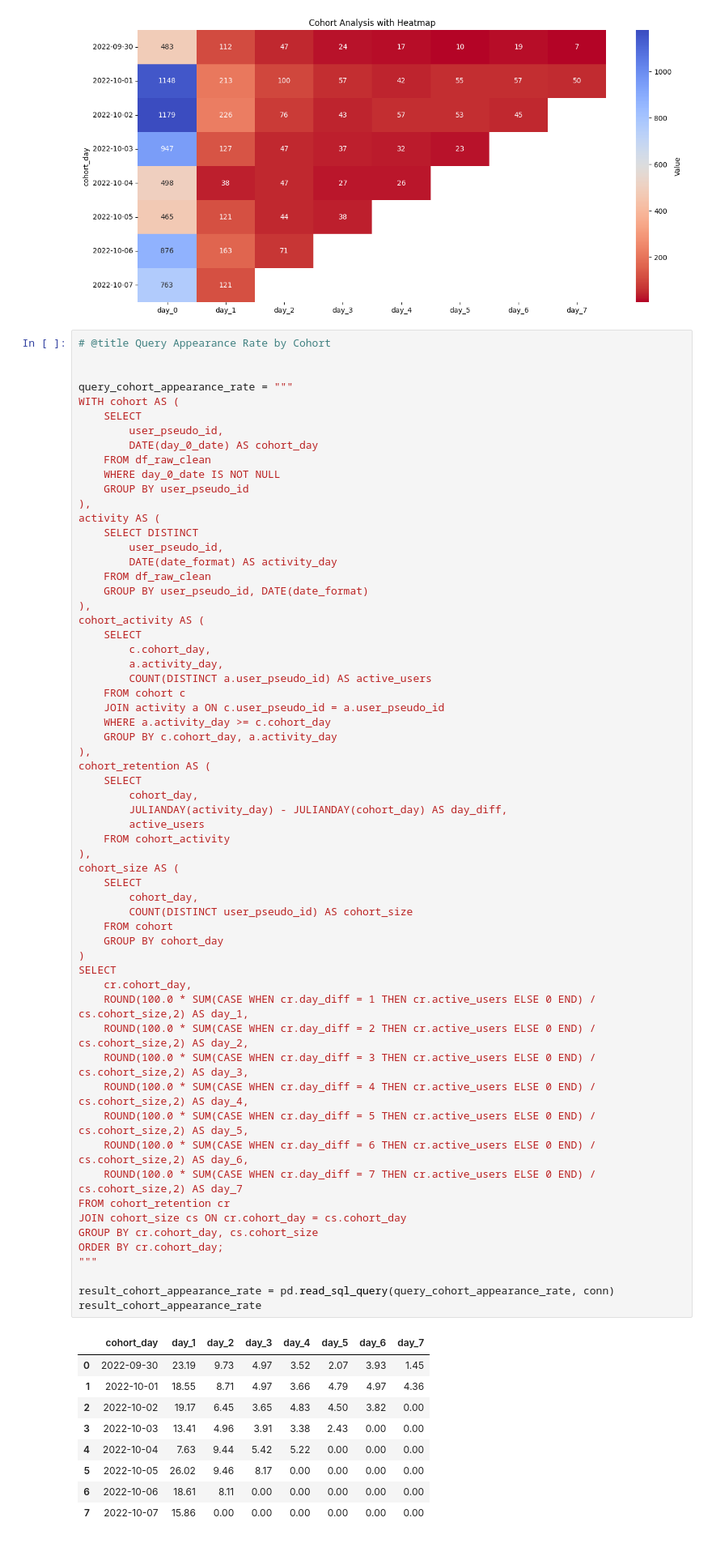
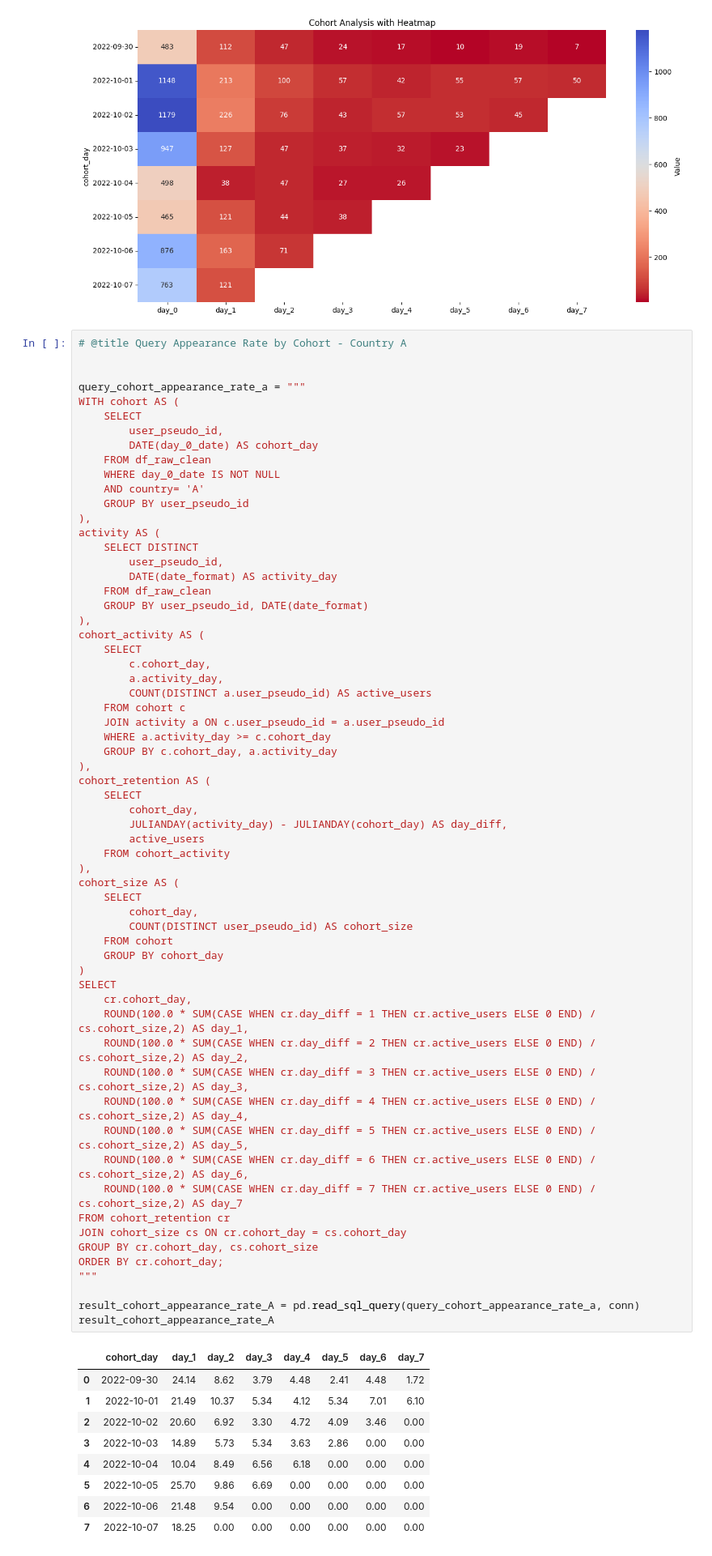
Before and after one commit to ehpower/FrogApp, a Jupyter notebook: Frog_App.ipynb, the cells around one changed output. Shown: that part at 81% size. Drawn from its saved outputs; the diff is of its cells as text.

```diff
--- a/Frog_App.ipynb
+++ b/Frog_App.ipynb
@@ -509,16 +641,17 @@ plt.show()
 # %% [output]
 [figure]
 # %%
-# @title Query Appearance Rate by Cohort
+# @title Query Appearance Rate by Cohort - Country A
 
 
-query_cohort_appearance_rate = """
+query_cohort_appearance_rate_a = """
 WITH cohort AS (
     SELECT
         user_pseudo_id,
         DATE(day_0_date) AS cohort_day
     FROM df_raw_clean
     WHERE day_0_date IS NOT NULL
+    AND country= 'A'
     GROUP BY user_pseudo_id
 ),
 activity AS (
@@ -542,40 +675,40 @@ cohort_retention AS (
     SELECT
         cohort_day,
         JULIANDAY(activity_day) - JULIANDAY(cohort_day) AS day_diff,
         active_users
     FROM cohort_activity
 ),
 cohort_size AS (
     SELECT
         cohort_day,
         COUNT(DISTINCT user_pseudo_id) AS cohort_size
     FROM cohort
     GROUP BY cohort_day
 )
 SELECT
     cr.cohort_day,
     ROUND(100.0 * SUM(CASE WHEN cr.day_diff = 1 THEN cr.active_users ELSE 0 END) / cs.cohort_size,2) AS day_1,
     ROUND(100.0 * SUM(CASE WHEN cr.day_diff = 2 THEN cr.active_users ELSE 0 END) / cs.cohort_size,2) AS day_2,
     ROUND(100.0 * SUM(CASE WHEN cr.day_diff = 3 THEN cr.active_users ELSE 0 END) / cs.cohort_size,2) AS day_3,
     ROUND(100.0 * SUM(CASE WHEN cr.day_diff = 4 THEN cr.active_users ELSE 0 END) / cs.cohort_size,2) AS day_4,
     ROUND(100.0 * SUM(CASE WHEN cr.day_diff = 5 THEN cr.active_users ELSE 0 END) / cs.cohort_size,2) AS day_5,
     ROUND(100.0 * SUM(CASE WHEN cr.day_diff = 6 THEN cr.active_users ELSE 0 END) / cs.cohort_size,2) AS day_6,
     ROUND(100.0 * SUM(CASE WHEN cr.day_diff = 7 THEN cr.active_users ELSE 0 END) / cs.cohort_size,2) AS day_7
 FROM cohort_retention cr
 JOIN cohort_size cs ON cr.cohort_day = cs.cohort_day
 GROUP BY cr.cohort_day, cs.cohort_size
 ORDER BY cr.cohort_day;
 """
 
-result_cohort_appearance_rate = pd.read_sql_query(query_cohort_appearance_rate, conn)
-result_cohort_appearance_rate
+result_cohort_appearance_rate_A = pd.read_sql_query(query_cohort_appearance_rate_a, conn)
+result_cohort_appearance_rate_A
 # %% [output]
 |  | cohort_day | day_1 | day_2 | day_3 | day_4 | day_5 | day_6 | day_7 |
-| 0 | 2022-09-30 | 23.19 | 9.73 | 4.97 | 3.52 | 2.07 | 3.93 | 1.45 |
-| 1 | 2022-10-01 | 18.55 | 8.71 | 4.97 | 3.66 | 4.79 | 4.97 | 4.36 |
-| 2 | 2022-10-02 | 19.17 | 6.45 | 3.65 | 4.83 | 4.50 | 3.82 | 0.00 |
-| 3 | 2022-10-03 | 13.41 | 4.96 | 3.91 | 3.38 | 2.43 | 0.00 | 0.00 |
-| 4 | 2022-10-04 | 7.63 | 9.44 | 5.42 | 5.22 | 0.00 | 0.00 | 0.00 |
-| 5 | 2022-10-05 | 26.02 | 9.46 | 8.17 | 0.00 | 0.00 | 0.00 | 0.00 |
-| 6 | 2022-10-06 | 18.61 | 8.11 | 0.00 | 0.00 | 0.00 | 0.00 | 0.00 |
-| 7 | 2022-10-07 | 15.86 | 0.00 | 0.00 | 0.00 | 0.00 | 0.00 | 0.00 |
+| 0 | 2022-09-30 | 24.14 | 8.62 | 3.79 | 4.48 | 2.41 | 4.48 | 1.72 |
+| 1 | 2022-10-01 | 21.49 | 10.37 | 5.34 | 4.12 | 5.34 | 7.01 | 6.10 |
+| 2 | 2022-10-02 | 20.60 | 6.92 | 3.30 | 4.72 | 4.09 | 3.46 | 0.00 |
+| 3 | 2022-10-03 | 14.89 | 5.73 | 5.34 | 3.63 | 2.86 | 0.00 | 0.00 |
+| 4 | 2022-10-04 | 10.04 | 8.49 | 6.56 | 6.18 | 0.00 | 0.00 | 0.00 |
+| 5 | 2022-10-05 | 25.70 | 9.86 | 6.69 | 0.00 | 0.00 | 0.00 | 0.00 |
+| 6 | 2022-10-06 | 21.48 | 9.54 | 0.00 | 0.00 | 0.00 | 0.00 | 0.00 |
+| 7 | 2022-10-07 | 18.25 | 0.00 | 0.00 | 0.00 | 0.00 | 0.00 | 0.00 |
```
Also changed, not shown: parts of 12 cells of this notebook.
